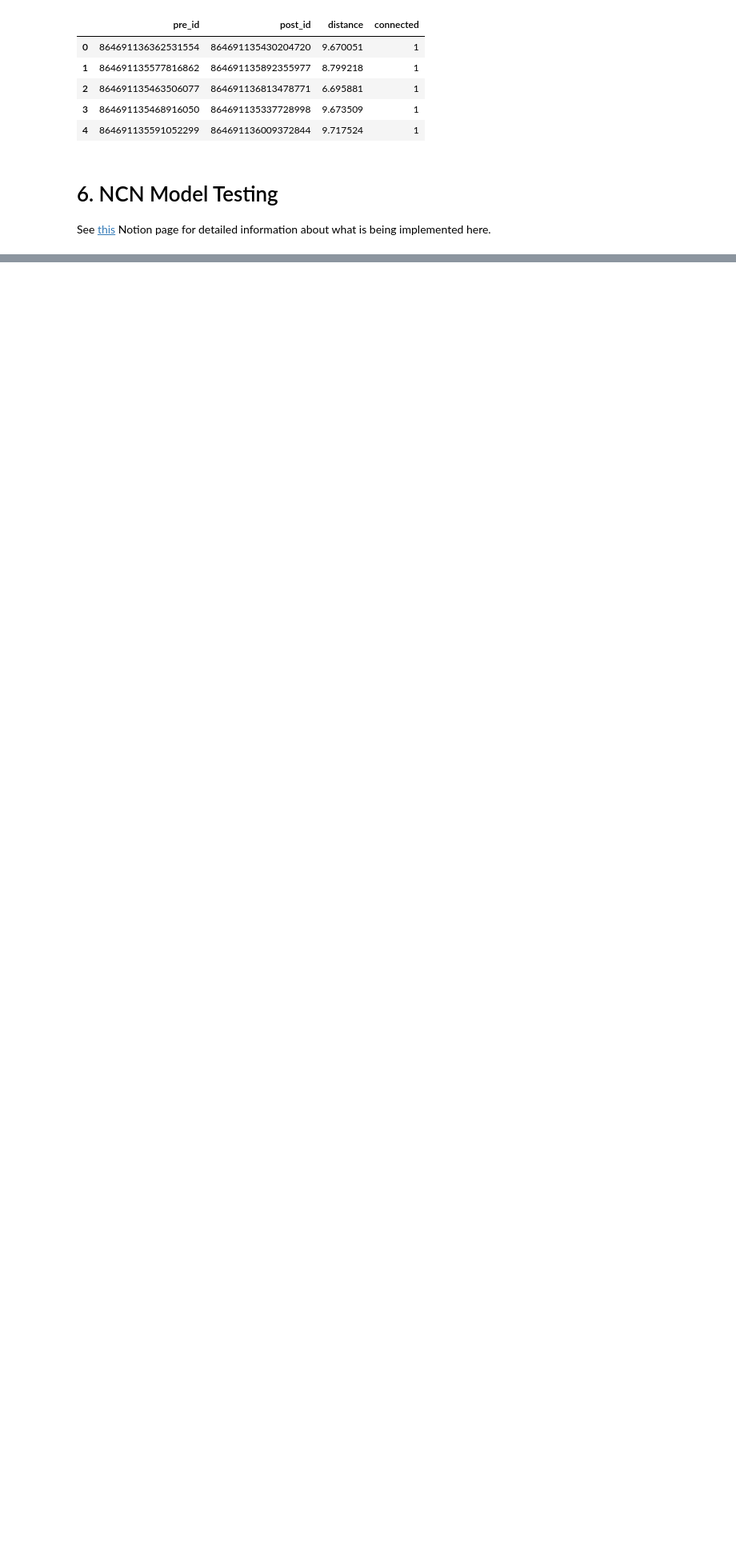
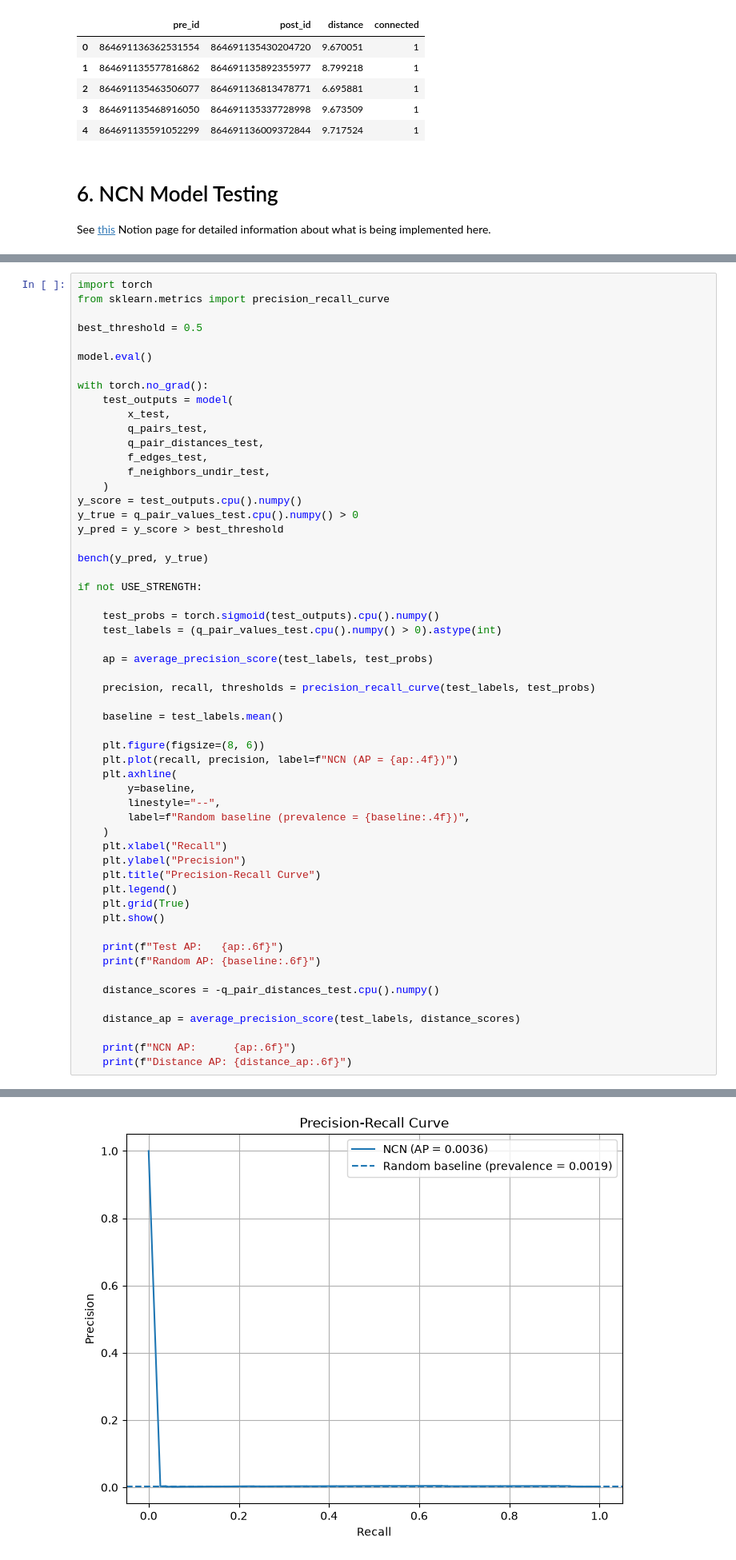
Before and after one commit to 12Jeef/NTAB_F26_Connectomics, a Jupyter notebook: jeffrey/official.ipynb, the cells around one changed output, grey strips where cells are left out. Shown at 80% size. Cells and saved outputs as stored; diff of their text form; blank space fills up the shorter version.

```diff
--- a/jeffrey/official.ipynb
+++ b/jeffrey/official.ipynb
@@ -1244,0 +1281,57 @@ Not connected     0.9998    0.7245    0.8402     39723
+# %%
+import torch
+from sklearn.metrics import precision_recall_curve
+
+best_threshold = 0.5
+
+model.eval()
+
+with torch.no_grad():
+    test_outputs = model(
+        x_test,
+        q_pairs_test,
+        q_pair_distances_test,
+        f_edges_test,
+        f_neighbors_undir_test,
+    )
+y_score = test_outputs.cpu().numpy()
+y_true = q_pair_values_test.cpu().numpy() > 0
+y_pred = y_score > best_threshold
+
+bench(y_pred, y_true)
+
+if not USE_STRENGTH:
+
+    test_probs = torch.sigmoid(test_outputs).cpu().numpy()
+    test_labels = (q_pair_values_test.cpu().numpy() > 0).astype(int)
+
+    ap = average_precision_score(test_labels, test_probs)
+
+    precision, recall, thresholds = precision_recall_curve(test_labels, test_probs)
+
+    baseline = test_labels.mean()
+
+    plt.figure(figsize=(8, 6))
+    plt.plot(recall, precision, label=f"NCN (AP = {ap:.4f})")
+    plt.axhline(
+        y=baseline,
+        linestyle="--",
+        label=f"Random baseline (prevalence = {baseline:.4f})",
+    )
+    plt.xlabel("Recall")
+    plt.ylabel("Precision")
+    plt.title("Precision-Recall Curve")
+    plt.legend()
+    plt.grid(True)
+    plt.show()
+
+    print(f"Test AP:   {ap:.6f}")
+    print(f"Random AP: {baseline:.6f}")
+
+    distance_scores = -q_pair_distances_test.cpu().numpy()
+
+    distance_ap = average_precision_score(test_labels, distance_scores)
+
+    print(f"NCN AP:      {ap:.6f}")
+    print(f"Distance AP: {distance_ap:.6f}")
+# %% [output]
@@ -1244,0 +1356 @@ Not connected     0.9998    0.7245    0.8402     39723
+[figure, added]
```
Also changed, not shown: parts of 9 cells of this notebook.
